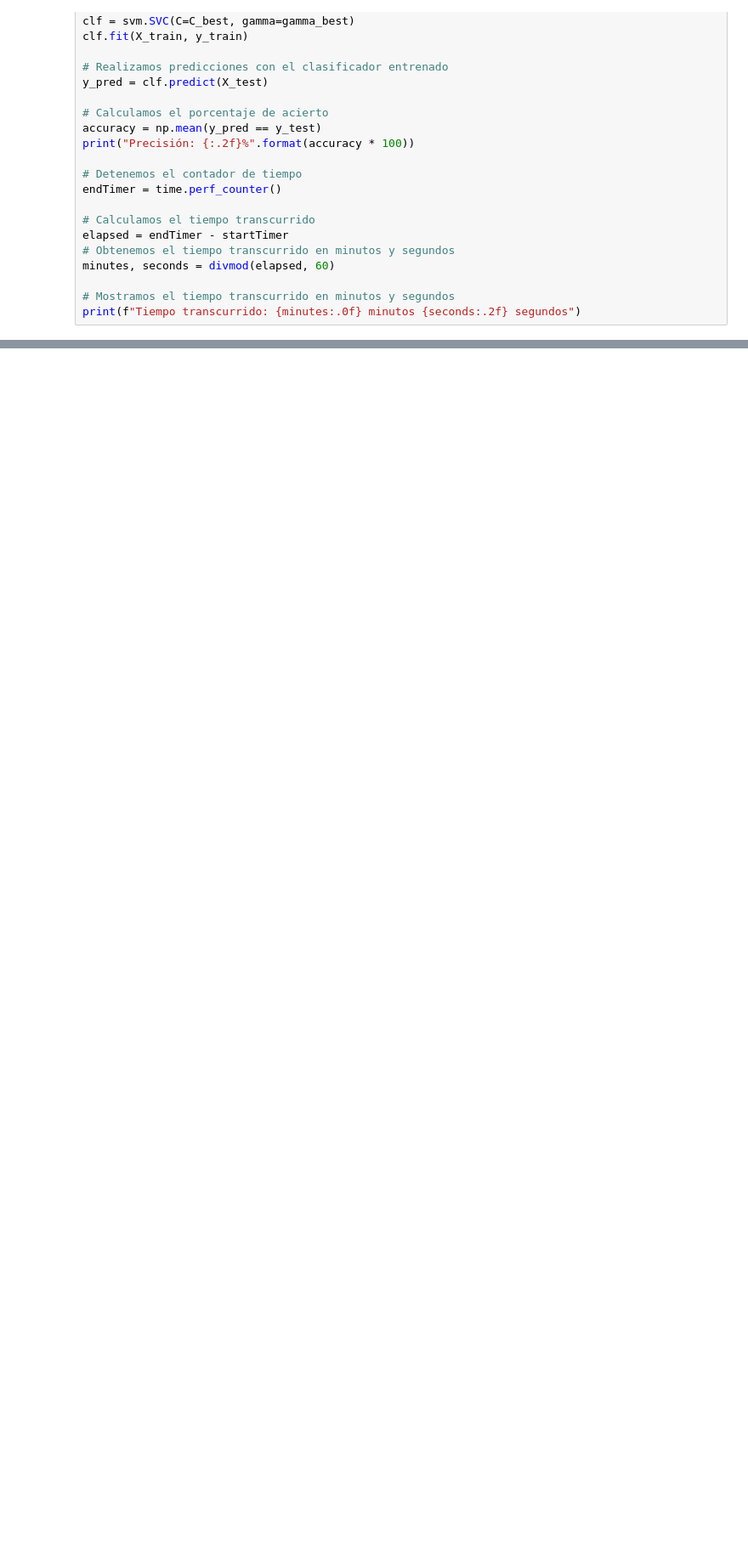
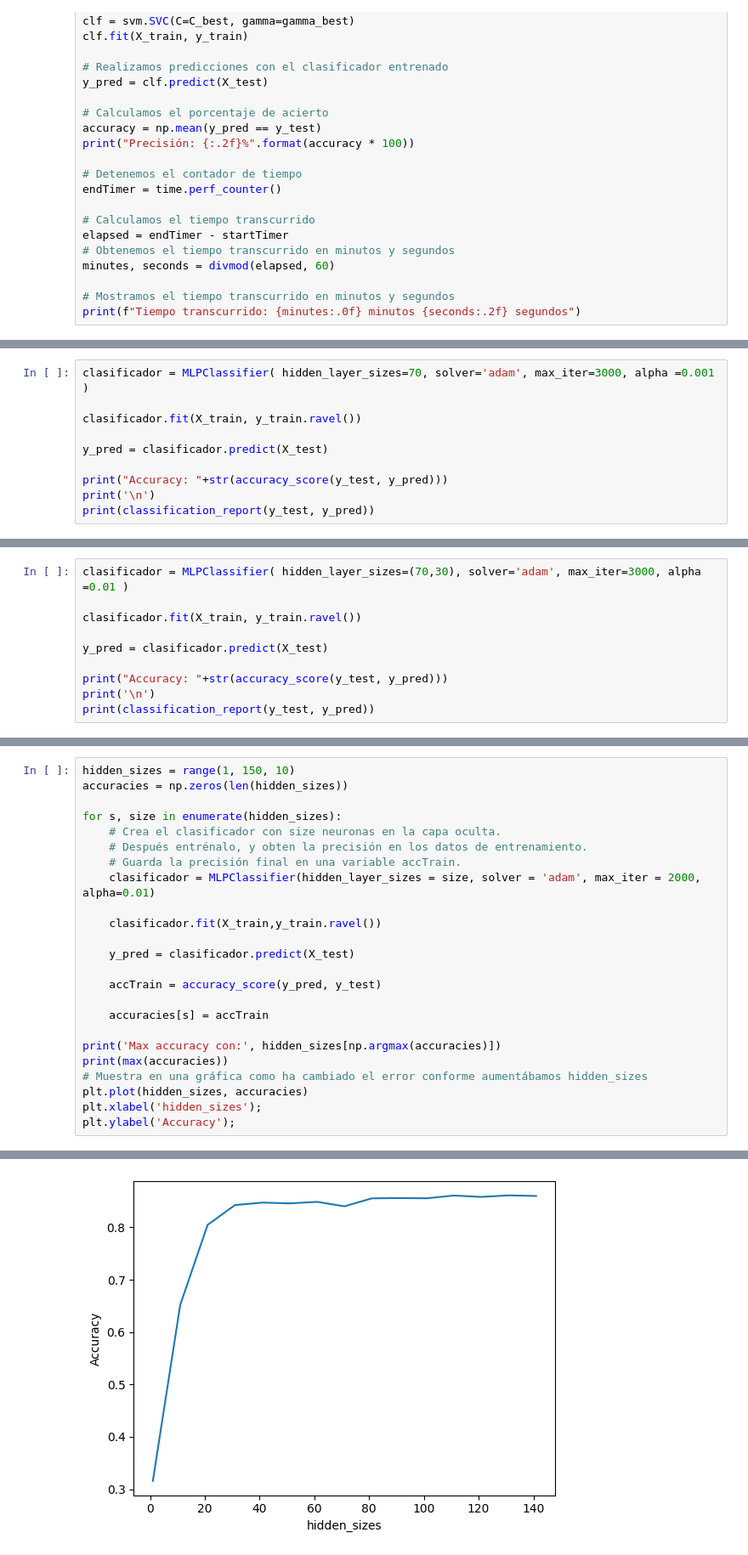
Before and after one commit to Ninjalice/ImageClasificator, a Jupyter notebook: odei.ipynb, the cells around one changed output, grey strips where cells are left out. Shown at 85% size. Drawn from its saved outputs; the diff is of its cells as text; blank space fills up the shorter version.

```diff
--- a/odei.ipynb
+++ b/odei.ipynb
@@ -226,0 +252,10 @@ weighted avg       0.01      0.09      0.02     14000
+# %%
+clasificador = MLPClassifier( hidden_layer_sizes=70, solver='adam', max_iter=3000, alpha =0.001 )
+
+clasificador.fit(X_train, y_train.ravel())
+
+y_pred = clasificador.predict(X_test)
+
+print("Accuracy: "+str(accuracy_score(y_test, y_pred)))
+print('\n')
+print(classification_report(y_test, y_pred))
@@ -226,0 +282,10 @@ weighted avg       0.01      0.09      0.02     14000
+# %%
+clasificador = MLPClassifier( hidden_layer_sizes=(70,30), solver='adam', max_iter=3000, alpha =0.01 )
+
+clasificador.fit(X_train, y_train.ravel())
+
+y_pred = clasificador.predict(X_test)
+
+print("Accuracy: "+str(accuracy_score(y_test, y_pred)))
+print('\n')
+print(classification_report(y_test, y_pred))
@@ -226,0 +312,25 @@ weighted avg       0.01      0.09      0.02     14000
+# %%
+hidden_sizes = range(1, 150, 10)
+accuracies = np.zeros(len(hidden_sizes))
+
+for s, size in enumerate(hidden_sizes):
+    # Crea el clasificador con size neuronas en la capa oculta.
+    # Después entrénalo, y obten la precisión en los datos de entrenamiento.
+    # Guarda la precisión final en una variable accTrain.
+    clasificador = MLPClassifier(hidden_layer_sizes = size, solver = 'adam', max_iter = 2000, alpha=0.01)
+
+    clasificador.fit(X_train,y_train.ravel())
+
+    y_pred = clasificador.predict(X_test)
+
+    accTrain = accuracy_score(y_pred, y_test)
+
+    accuracies[s] = accTrain
+
+print('Max accuracy con:', hidden_sizes[np.argmax(accuracies)])
+print(max(accuracies))
+# Muestra en una gráfica como ha cambiado el error conforme aumentábamos hidden_sizes
+plt.plot(hidden_sizes, accuracies)
+plt.xlabel('hidden_sizes');
+plt.ylabel('Accuracy');
+# %% [output]
@@ -226,0 +338 @@ weighted avg       0.01      0.09      0.02     14000
+[figure, added]
```
Also changed, not shown: parts of 13 cells of this notebook, 1 other file.
